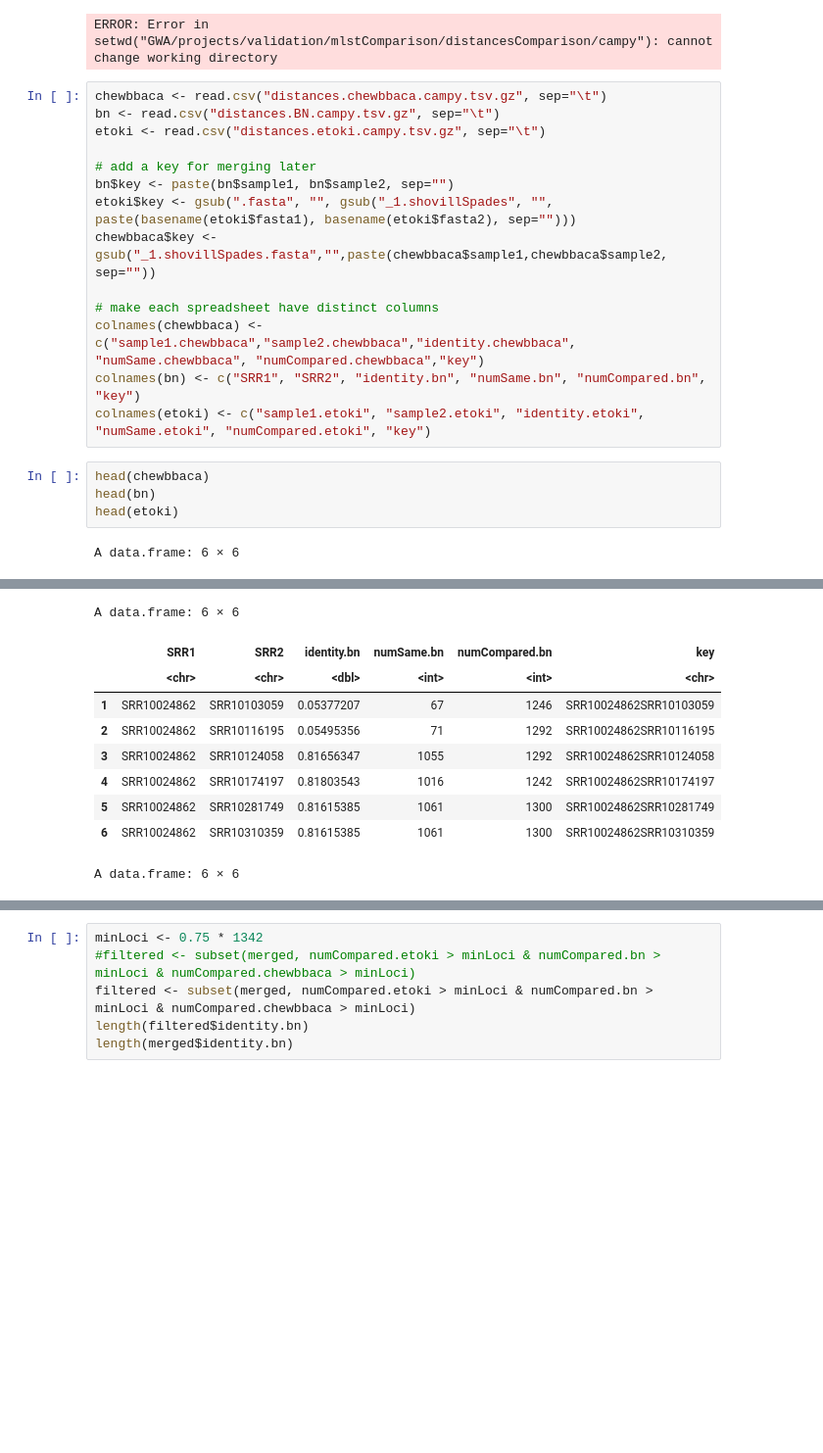
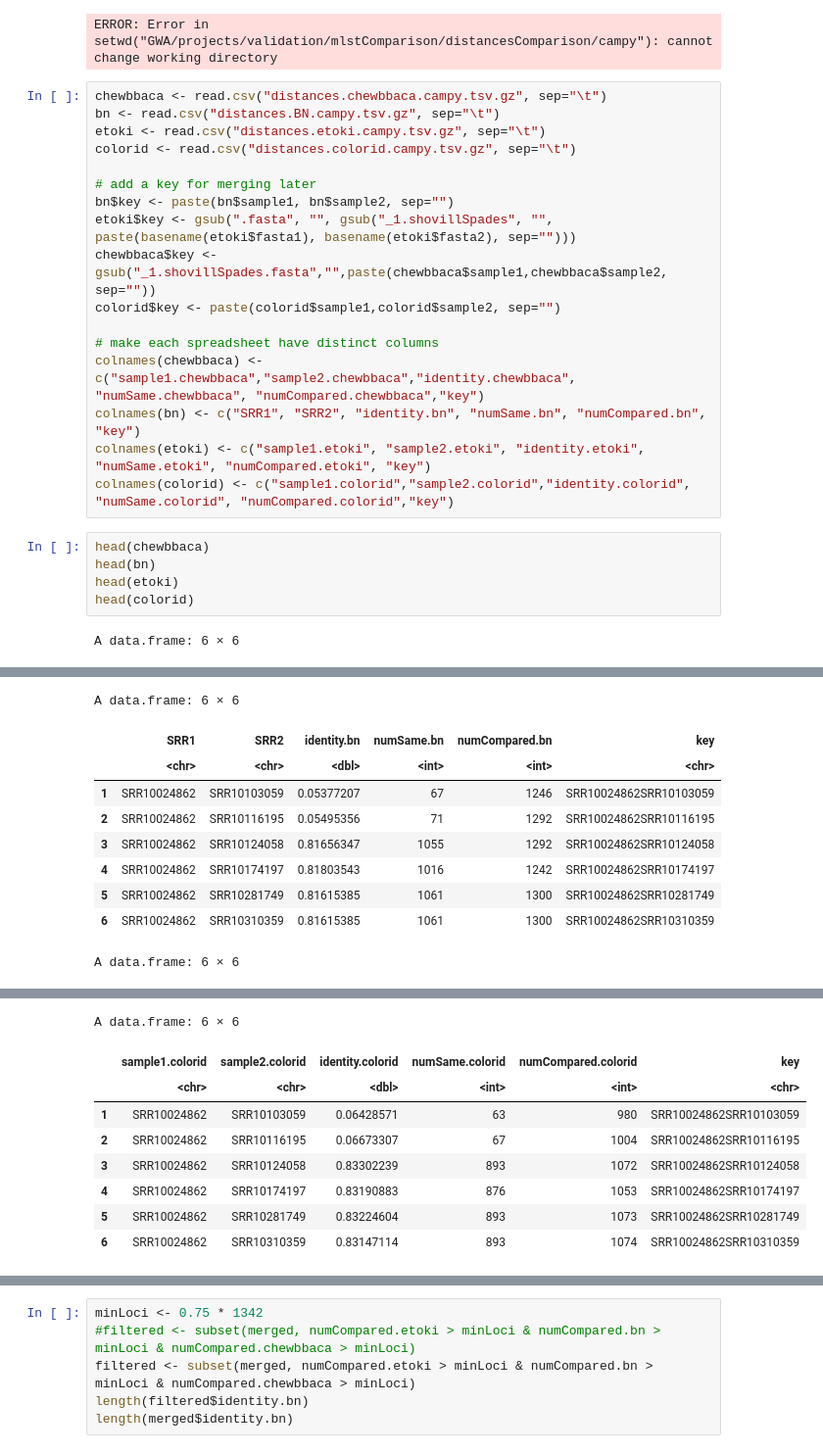
Before and after one commit to lskatz/cgMLST-comparison, a Jupyter notebook: campy/campy.ipynb, the cells around one changed output, grey strips where cells are left out. Shown at 98% size. Saved outputs shown, nothing was run; the diff lists cells and outputs as text; blank space fills up the shorter version.

```diff
--- a/campy/campy.ipynb
+++ b/campy/campy.ipynb
@@ -10,46 +10,59 @@ ERROR: Error in setwd("GWA/projects/validation/mlstComparison/distancesCompariso
 chewbbaca <- read.csv("distances.chewbbaca.campy.tsv.gz", sep="\t")
 bn <- read.csv("distances.BN.campy.tsv.gz", sep="\t")
 etoki <- read.csv("distances.etoki.campy.tsv.gz", sep="\t")
+colorid <- read.csv("distances.colorid.campy.tsv.gz", sep="\t")
 
 # add a key for merging later
 bn$key <- paste(bn$sample1, bn$sample2, sep="")
 etoki$key <- gsub(".fasta", "", gsub("_1.shovillSpades", "", paste(basename(etoki$fasta1), basename(etoki$fasta2), sep="")))
 chewbbaca$key <- gsub("_1.shovillSpades.fasta","",paste(chewbbaca$sample1,chewbbaca$sample2, sep=""))
+colorid$key <- paste(colorid$sample1,colorid$sample2, sep="")
 
 # make each spreadsheet have distinct columns
 colnames(chewbbaca) <- c("sample1.chewbbaca","sample2.chewbbaca","identity.chewbbaca", "numSame.chewbbaca", "numCompared.chewbbaca","key")
 colnames(bn) <- c("SRR1", "SRR2", "identity.bn", "numSame.bn", "numCompared.bn", "key")
 colnames(etoki) <- c("sample1.etoki", "sample2.etoki", "identity.etoki", "numSame.etoki", "numCompared.etoki", "key")
+colnames(colorid) <- c("sample1.colorid","sample2.colorid","identity.colorid", "numSame.colorid", "numCompared.colorid","key")
 # %%
 head(chewbbaca)
 head(bn)
 head(etoki)
+head(colorid)
 # %% [output]
 A data.frame: 6 × 6
 |  | sample1.chewbbaca | sample2.chewbbaca | identity.chewbbaca | numSame.chewbbaca | numCompared.chewbbaca | ... |
 |  | <chr> | <chr> | <dbl> | <int> | <int> | ... |
 | 1 | SRR10024862_1.shovillSpades.fasta | SRR10103059_1.shovillSpades.fasta | 0.05591799 | 60 | 1073 | ... |
 | 2 | SRR10024862_1.shovillSpades.fasta | SRR10116195_1.shovillSpades.fasta | 0.05904059 | 64 | 1084 | ... |
 | 3 | SRR10024862_1.shovillSpades.fasta | SRR10124058_1.shovillSpades.fasta | 0.82228117 | 930 | 1131 | ... |
 | 4 | SRR10024862_1.shovillSpades.fasta | SRR10174197_1.shovillSpades.fasta | 0.81389136 | 914 | 1123 | ... |
 | 5 | SRR10024862_1.shovillSpades.fasta | SRR10281749_1.shovillSpades.fasta | 0.82082966 | 930 | 1133 | ... |
 | 6 | SRR10024862_1.shovillSpades.fasta | SRR10310359_1.shovillSpades.fasta | 0.82098765 | 931 | 1134 | ... |
 A data.frame: 6 × 6
 |  | SRR1 | SRR2 | identity.bn | numSame.bn | numCompared.bn | key |
 |  | <chr> | <chr> | <dbl> | <int> | <int> | <chr> |
 | 1 | SRR10024862 | SRR10103059 | 0.05377207 | 67 | 1246 | SRR10024862SRR10103059 |
 | 2 | SRR10024862 | SRR10116195 | 0.05495356 | 71 | 1292 | SRR10024862SRR10116195 |
 | 3 | SRR10024862 | SRR10124058 | 0.81656347 | 1055 | 1292 | SRR10024862SRR10124058 |
 | 4 | SRR10024862 | SRR10174197 | 0.81803543 | 1016 | 1242 | SRR10024862SRR10174197 |
 | 5 | SRR10024862 | SRR10281749 | 0.81615385 | 1061 | 1300 | SRR10024862SRR10281749 |
 | 6 | SRR10024862 | SRR10310359 | 0.81615385 | 1061 | 1300 | SRR10024862SRR10310359 |
 A data.frame: 6 × 6
 |  | sample1.etoki | sample2.etoki | identity.etoki | numSame.etoki | numCompared.etoki | key |
 |  | <chr> | <chr> | <dbl> | <int> | <int> | <chr> |
 | 1 | etoki.campy/SRR10024862_1.shovill... | etoki.campy/SRR10103059_1.shovill... | 0.06 | 65 | 1058 | SRR10024862SRR10103059 |
 | 2 | etoki.campy/SRR10024862_1.shovill... | etoki.campy/SRR10116195_1.shovill... | 0.06 | 69 | 1067 | SRR10024862SRR10116195 |
 | 3 | etoki.campy/SRR10024862_1.shovill... | etoki.campy/SRR10124058_1.shovill... | 0.82 | 912 | 1116 | SRR10024862SRR10124058 |
 | 4 | etoki.campy/SRR10024862_1.shovill... | etoki.campy/SRR10174197_1.shovill... | 0.81 | 895 | 1107 | SRR10024862SRR10174197 |
 | 5 | etoki.campy/SRR10024862_1.shovill... | etoki.campy/SRR10281749_1.shovill... | 0.82 | 912 | 1118 | SRR10024862SRR10281749 |
 | 6 | etoki.campy/SRR10024862_1.shovill... | etoki.campy/SRR10310359_1.shovill... | 0.82 | 913 | 1119 | SRR10024862SRR10310359 |
+A data.frame: 6 × 6
+|  | sample1.colorid | sample2.colorid | identity.colorid | numSame.colorid | numCompared.colorid | key |
+|  | <chr> | <chr> | <dbl> | <int> | <int> | <chr> |
+| 1 | SRR10024862 | SRR10103059 | 0.06428571 | 63 | 980 | SRR10024862SRR10103059 |
+| 2 | SRR10024862 | SRR10116195 | 0.06673307 | 67 | 1004 | SRR10024862SRR10116195 |
+| 3 | SRR10024862 | SRR10124058 | 0.83302239 | 893 | 1072 | SRR10024862SRR10124058 |
+| 4 | SRR10024862 | SRR10174197 | 0.83190883 | 876 | 1053 | SRR10024862SRR10174197 |
+| 5 | SRR10024862 | SRR10281749 | 0.83224604 | 893 | 1073 | SRR10024862SRR10281749 |
+| 6 | SRR10024862 | SRR10310359 | 0.83147114 | 893 | 1074 | SRR10024862SRR10310359 |
 # %%
```
Also changed, not shown: parts of 3 cells of this notebook, 1 other file.
